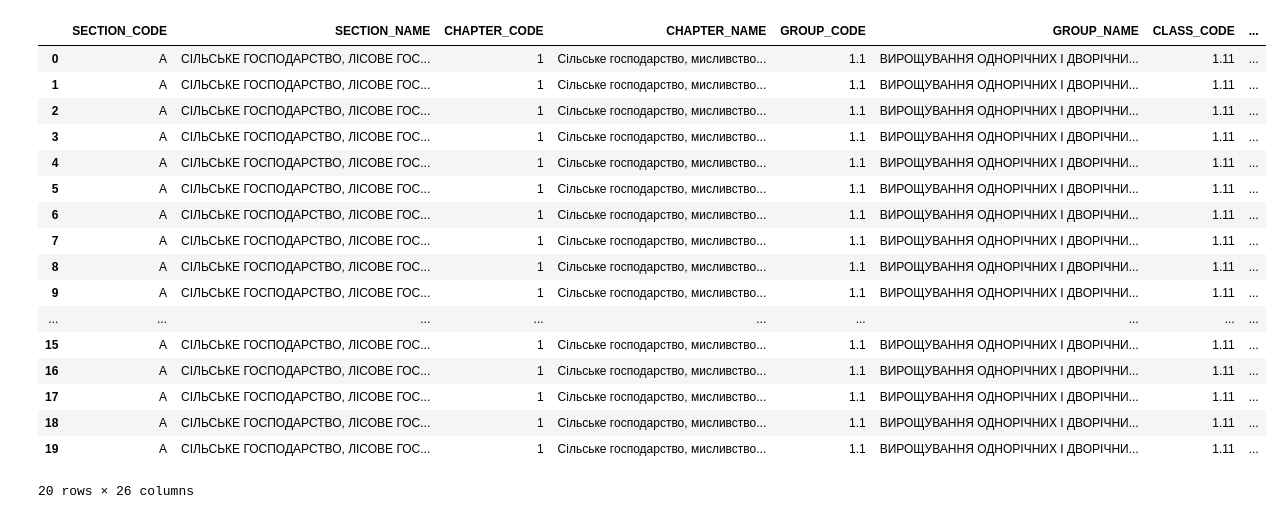
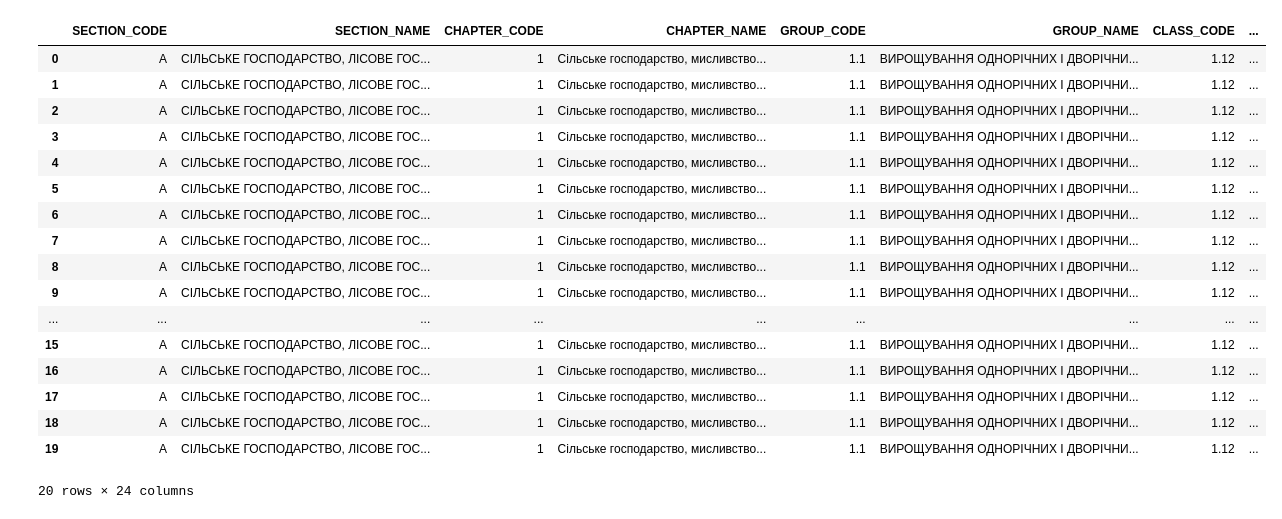
Before and after one commit to talokin1/parse_youcontrol, a Jupyter notebook: get.ipynb, the cells around one changed output. Cells and saved outputs as stored; diff of their text form; code cells hidden in the pictures.

```diff
--- a/get.ipynb
+++ b/get.ipynb
@@ -1,23 +1,23 @@
 # %%
 import pandas as pd
 # %%
-pd.read_csv(r"C:\OTP Draft\YouControl\kved_01.11.csv")
+pd.read_csv(r"C:\OTP Draft\YouControl\kved_01.12.csv")
 # %% [output]
 |  | SECTION_CODE | SECTION_NAME | CHAPTER_CODE | CHAPTER_NAME | GROUP_CODE | GROUP_NAME | CLASS_CODE | ... |
-| 0 | A | СІЛЬСЬКЕ ГОСПОДАРСТВО, ЛІСОВЕ ГОС... | 1 | Сільське господарство, мисливство... | 1.1 | ВИРОЩУВАННЯ ОДНОРІЧНИХ І ДВОРІЧНИ... | 1.11 | ... |
-| 1 | A | СІЛЬСЬКЕ ГОСПОДАРСТВО, ЛІСОВЕ ГОС... | 1 | Сільське господарство, мисливство... | 1.1 | ВИРОЩУВАННЯ ОДНОРІЧНИХ І ДВОРІЧНИ... | 1.11 | ... |
-| 2 | A | СІЛЬСЬКЕ ГОСПОДАРСТВО, ЛІСОВЕ ГОС... | 1 | Сільське господарство, мисливство... | 1.1 | ВИРОЩУВАННЯ ОДНОРІЧНИХ І ДВОРІЧНИ... | 1.11 | ... |
-| 3 | A | СІЛЬСЬКЕ ГОСПОДАРСТВО, ЛІСОВЕ ГОС... | 1 | Сільське господарство, мисливство... | 1.1 | ВИРОЩУВАННЯ ОДНОРІЧНИХ І ДВОРІЧНИ... | 1.11 | ... |
-| 4 | A | СІЛЬСЬКЕ ГОСПОДАРСТВО, ЛІСОВЕ ГОС... | 1 | Сільське господарство, мисливство... | 1.1 | ВИРОЩУВАННЯ ОДНОРІЧНИХ І ДВОРІЧНИ... | 1.11 | ... |
-| 5 | A | СІЛЬСЬКЕ ГОСПОДАРСТВО, ЛІСОВЕ ГОС... | 1 | Сільське господарство, мисливство... | 1.1 | ВИРОЩУВАННЯ ОДНОРІЧНИХ І ДВОРІЧНИ... | 1.11 | ... |
-| 6 | A | СІЛЬСЬКЕ ГОСПОДАРСТВО, ЛІСОВЕ ГОС... | 1 | Сільське господарство, мисливство... | 1.1 | ВИРОЩУВАННЯ ОДНОРІЧНИХ І ДВОРІЧНИ... | 1.11 | ... |
-| 7 | A | СІЛЬСЬКЕ ГОСПОДАРСТВО, ЛІСОВЕ ГОС... | 1 | Сільське господарство, мисливство... | 1.1 | ВИРОЩУВАННЯ ОДНОРІЧНИХ І ДВОРІЧНИ... | 1.11 | ... |
-| 8 | A | СІЛЬСЬКЕ ГОСПОДАРСТВО, ЛІСОВЕ ГОС... | 1 | Сільське господарство, мисливство... | 1.1 | ВИРОЩУВАННЯ ОДНОРІЧНИХ І ДВОРІЧНИ... | 1.11 | ... |
-| 9 | A | СІЛЬСЬКЕ ГОСПОДАРСТВО, ЛІСОВЕ ГОС... | 1 | Сільське господарство, мисливство... | 1.1 | ВИРОЩУВАННЯ ОДНОРІЧНИХ І ДВОРІЧНИ... | 1.11 | ... |
+| 0 | A | СІЛЬСЬКЕ ГОСПОДАРСТВО, ЛІСОВЕ ГОС... | 1 | Сільське господарство, мисливство... | 1.1 | ВИРОЩУВАННЯ ОДНОРІЧНИХ І ДВОРІЧНИ... | 1.12 | ... |
+| 1 | A | СІЛЬСЬКЕ ГОСПОДАРСТВО, ЛІСОВЕ ГОС... | 1 | Сільське господарство, мисливство... | 1.1 | ВИРОЩУВАННЯ ОДНОРІЧНИХ І ДВОРІЧНИ... | 1.12 | ... |
+| 2 | A | СІЛЬСЬКЕ ГОСПОДАРСТВО, ЛІСОВЕ ГОС... | 1 | Сільське господарство, мисливство... | 1.1 | ВИРОЩУВАННЯ ОДНОРІЧНИХ І ДВОРІЧНИ... | 1.12 | ... |
+| 3 | A | СІЛЬСЬКЕ ГОСПОДАРСТВО, ЛІСОВЕ ГОС... | 1 | Сільське господарство, мисливство... | 1.1 | ВИРОЩУВАННЯ ОДНОРІЧНИХ І ДВОРІЧНИ... | 1.12 | ... |
+| 4 | A | СІЛЬСЬКЕ ГОСПОДАРСТВО, ЛІСОВЕ ГОС... | 1 | Сільське господарство, мисливство... | 1.1 | ВИРОЩУВАННЯ ОДНОРІЧНИХ І ДВОРІЧНИ... | 1.12 | ... |
+| 5 | A | СІЛЬСЬКЕ ГОСПОДАРСТВО, ЛІСОВЕ ГОС... | 1 | Сільське господарство, мисливство... | 1.1 | ВИРОЩУВАННЯ ОДНОРІЧНИХ І ДВОРІЧНИ... | 1.12 | ... |
+| 6 | A | СІЛЬСЬКЕ ГОСПОДАРСТВО, ЛІСОВЕ ГОС... | 1 | Сільське господарство, мисливство... | 1.1 | ВИРОЩУВАННЯ ОДНОРІЧНИХ І ДВОРІЧНИ... | 1.12 | ... |
+| 7 | A | СІЛЬСЬКЕ ГОСПОДАРСТВО, ЛІСОВЕ ГОС... | 1 | Сільське господарство, мисливство... | 1.1 | ВИРОЩУВАННЯ ОДНОРІЧНИХ І ДВОРІЧНИ... | 1.12 | ... |
+| 8 | A | СІЛЬСЬКЕ ГОСПОДАРСТВО, ЛІСОВЕ ГОС... | 1 | Сільське господарство, мисливство... | 1.1 | ВИРОЩУВАННЯ ОДНОРІЧНИХ І ДВОРІЧНИ... | 1.12 | ... |
+| 9 | A | СІЛЬСЬКЕ ГОСПОДАРСТВО, ЛІСОВЕ ГОС... | 1 | Сільське господарство, мисливство... | 1.1 | ВИРОЩУВАННЯ ОДНОРІЧНИХ І ДВОРІЧНИ... | 1.12 | ... |
 | ... | ... | ... | ... | ... | ... | ... | ... | ... |
-| 15 | A | СІЛЬСЬКЕ ГОСПОДАРСТВО, ЛІСОВЕ ГОС... | 1 | Сільське господарство, мисливство... | 1.1 | ВИРОЩУВАННЯ ОДНОРІЧНИХ І ДВОРІЧНИ... | 1.11 | ... |
-| 16 | A | СІЛЬСЬКЕ ГОСПОДАРСТВО, ЛІСОВЕ ГОС... | 1 | Сільське господарство, мисливство... | 1.1 | ВИРОЩУВАННЯ ОДНОРІЧНИХ І ДВОРІЧНИ... | 1.11 | ... |
-| 17 | A | СІЛЬСЬКЕ ГОСПОДАРСТВО, ЛІСОВЕ ГОС... | 1 | Сільське господарство, мисливство... | 1.1 | ВИРОЩУВАННЯ ОДНОРІЧНИХ І ДВОРІЧНИ... | 1.11 | ... |
-| 18 | A | СІЛЬСЬКЕ ГОСПОДАРСТВО, ЛІСОВЕ ГОС... | 1 | Сільське господарство, мисливство... | 1.1 | ВИРОЩУВАННЯ ОДНОРІЧНИХ І ДВОРІЧНИ... | 1.11 | ... |
-| 19 | A | СІЛЬСЬКЕ ГОСПОДАРСТВО, ЛІСОВЕ ГОС... | 1 | Сільське господарство, мисливство... | 1.1 | ВИРОЩУВАННЯ ОДНОРІЧНИХ І ДВОРІЧНИ... | 1.11 | ... |
+| 15 | A | СІЛЬСЬКЕ ГОСПОДАРСТВО, ЛІСОВЕ ГОС... | 1 | Сільське господарство, мисливство... | 1.1 | ВИРОЩУВАННЯ ОДНОРІЧНИХ І ДВОРІЧНИ... | 1.12 | ... |
+| 16 | A | СІЛЬСЬКЕ ГОСПОДАРСТВО, ЛІСОВЕ ГОС... | 1 | Сільське господарство, мисливство... | 1.1 | ВИРОЩУВАННЯ ОДНОРІЧНИХ І ДВОРІЧНИ... | 1.12 | ... |
+| 17 | A | СІЛЬСЬКЕ ГОСПОДАРСТВО, ЛІСОВЕ ГОС... | 1 | Сільське господарство, мисливство... | 1.1 | ВИРОЩУВАННЯ ОДНОРІЧНИХ І ДВОРІЧНИ... | 1.12 | ... |
+| 18 | A | СІЛЬСЬКЕ ГОСПОДАРСТВО, ЛІСОВЕ ГОС... | 1 | Сільське господарство, мисливство... | 1.1 | ВИРОЩУВАННЯ ОДНОРІЧНИХ І ДВОРІЧНИ... | 1.12 | ... |
+| 19 | A | СІЛЬСЬКЕ ГОСПОДАРСТВО, ЛІСОВЕ ГОС... | 1 | Сільське господарство, мисливство... | 1.1 | ВИРОЩУВАННЯ ОДНОРІЧНИХ І ДВОРІЧНИ... | 1.12 | ... |
-20 rows × 26 columns
+20 rows × 24 columns
```
Also changed, not shown: parts of 1 cell of this notebook, 11 other files.
